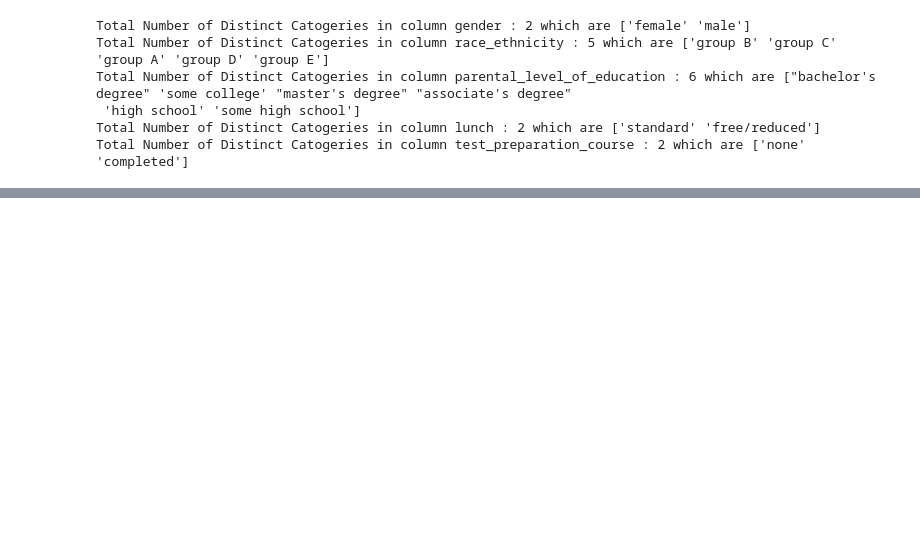
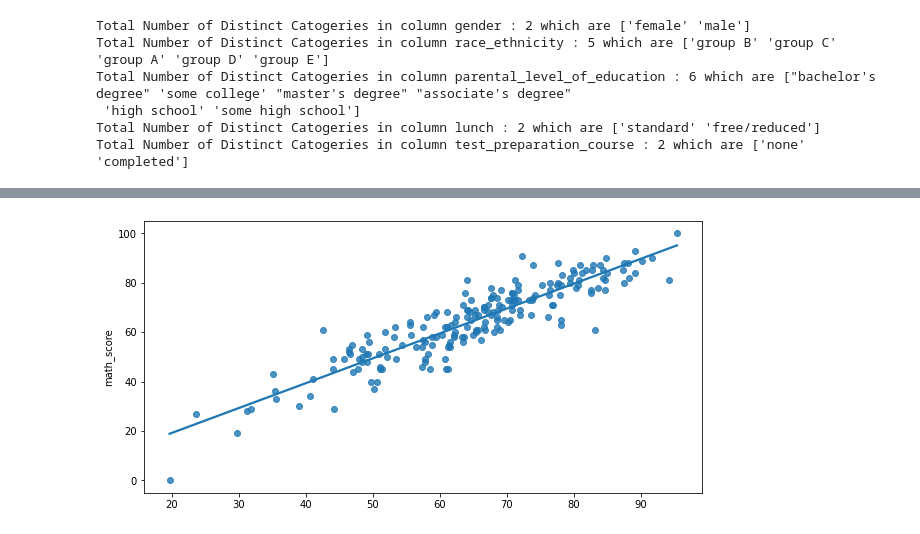
Before and after one commit to abhijitdarekar/Student-Marks-Prediction-CI-CD-on-AWS, a Jupyter notebook: notebooks/Model Training.ipynb, the cells around one changed output, grey strips where cells are left out. Cells and saved outputs as stored; diff of their text form; code cells hidden in the pictures; blank space fills up the shorter version.

```diff
--- a/notebooks/Model Training.ipynb
+++ b/notebooks/Model Training.ipynb
@@ -46,0 +166,4 @@ Total Number of Distinct Catogeries in column test_preparation_course : 2 which
+# %%
+xgbr = XGBRegressor()
+xgbr.fit(X_train,y_train)
+y_pred = xgbr.predict(X_test)
@@ -46,0 +182,6 @@ Total Number of Distinct Catogeries in column test_preparation_course : 2 which
+# %%
+plt.figure(figsize=(10,5))
+sns.regplot(x=y_pred,y=y_test,ci=None)
+plt.show()
+# %% [output]
+[figure, added]
```
Also changed, not shown: parts of 22 cells of this notebook, 4 other files.
